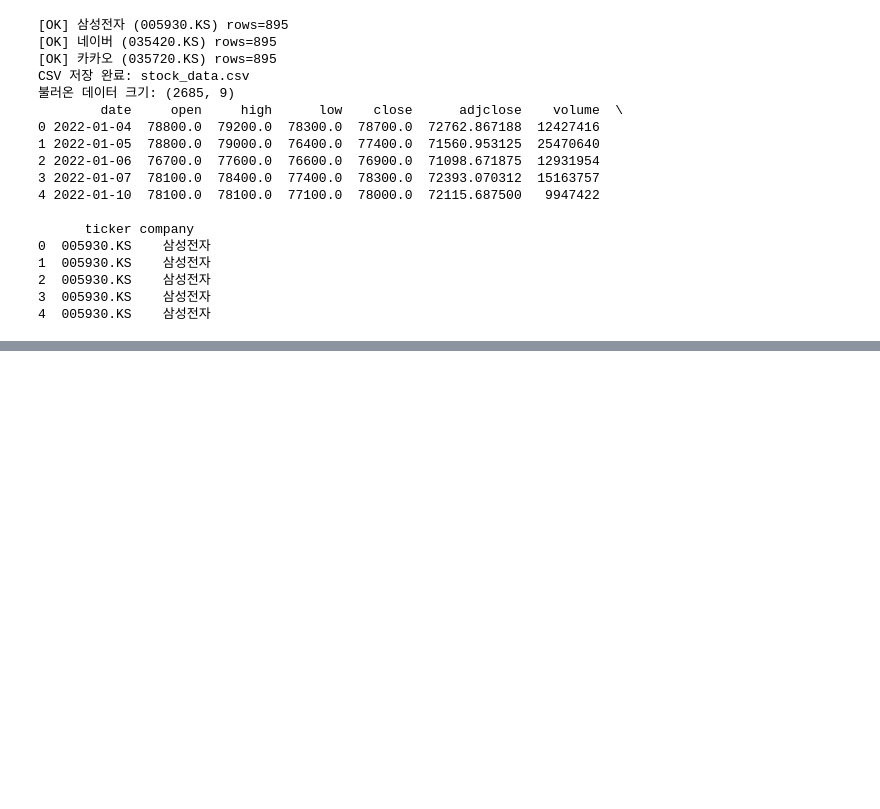
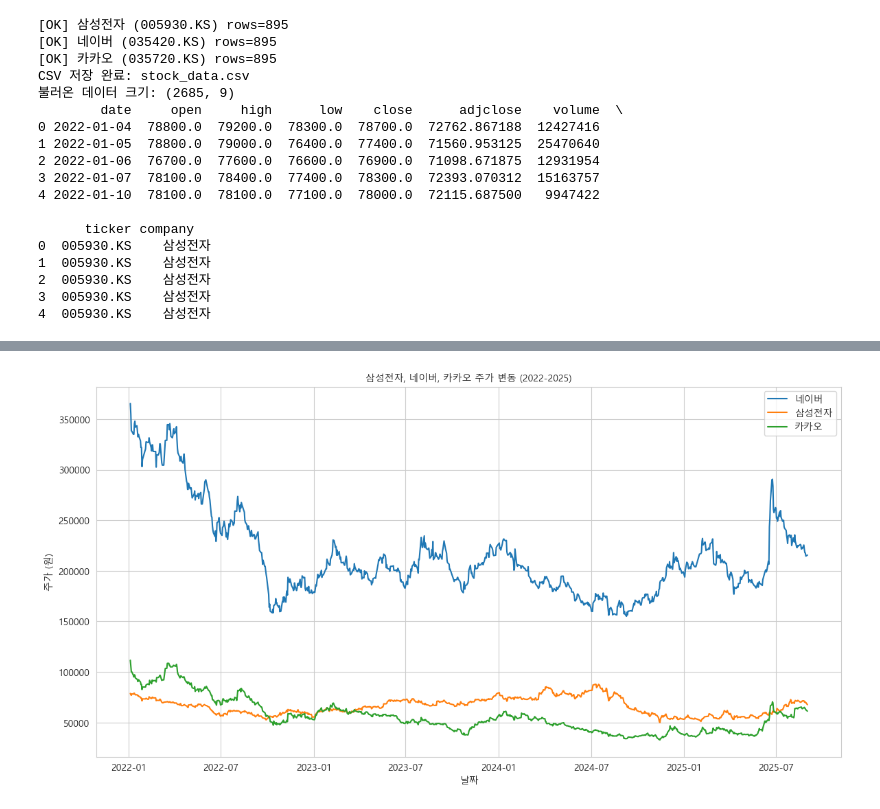
Before and after one commit to reokkamy/Phtyon-Basic-250901-k6, a Jupyter notebook: ch7/finance_test.ipynb, the cells around one changed output, grey strips where cells are left out. Drawn from its saved outputs; the diff is of its cells as text; code cells hidden in the pictures; blank space fills up the shorter version.

```diff
--- a/ch7/finance_test.ipynb
+++ b/ch7/finance_test.ipynb
@@ -48,20 +48,3 @@ Requirement already satisfied: lxml>=2.1 in c:\users\it\appdata\roaming\python\p
 Requirement already satisfied: cssselect>=1.2.0 in c:\users\it\appdata\roaming\python\python313\site-packages (from pyquery->requests_html) (1.2.0)
 Requirement already satisfied: charset-normalizer<4,>=2 in c:\users\it\appdata\roaming\python\python313\site-packages (from requests->requests_html) (3.4.1)
 Requirement already satisfied: idna<4,>=2.5 in c:\users\it\appdata\roaming\python\python313\site-packages (from requests->requests_html) (3.10)
-# %%
-import pandas as pd
-import matplotlib.pyplot as plt
-import seaborn as sns
-from yahoo_fin import stock_info as si
-
-# 종목 코드 설정
-tickers = {
-    '삼성전자': '005930.KS',
-    '네이버': '035420.KS',
-    '카카오': '035720.KS'
-}
-
-# 데이터 수집
-data = {}
-for company, ticker in tickers.items():
-    data[company] = si.get_data(ticker, start_date='2022-01-01', end_date='2025-01-01')
@@ -221,0 +241,29 @@ CSV 저장 완료: stock_data.csv
+# %%
+import matplotlib.pyplot as plt
+import matplotlib.font_manager as fm
+import seaborn as sns
+
+# 한글 폰트 경로 설정 (Windows)
+font_path = "C:/Windows/Fonts/malgun.ttf"  # '맑은 고딕' 폰트 경로
+
+font_prop = fm.FontProperties(fname=font_path)
+
+# Matplotlib 기본 폰트 설정
+plt.rcParams['font.family'] = font_prop.get_name()
+
+# 음수 기호 깨짐 방지
+plt.rcParams['axes.unicode_minus'] = False
+
+
+plt.figure(figsize=(14, 7))
+for company in close_prices.columns:
+    plt.plot(close_prices.index, close_prices[company], label=company)
+
+plt.title('삼성전자, 네이버, 카카오 주가 변동 (2022-2025)', fontproperties=font_prop)
+plt.xlabel('날짜', fontproperties=font_prop)
+plt.ylabel('주가 (원)', fontproperties=font_prop)
+plt.legend(prop=font_prop)
+plt.grid(True)
+plt.show()
+# %% [output]
+[figure, added]
```
Also changed, not shown: parts of 6 cells of this notebook.
